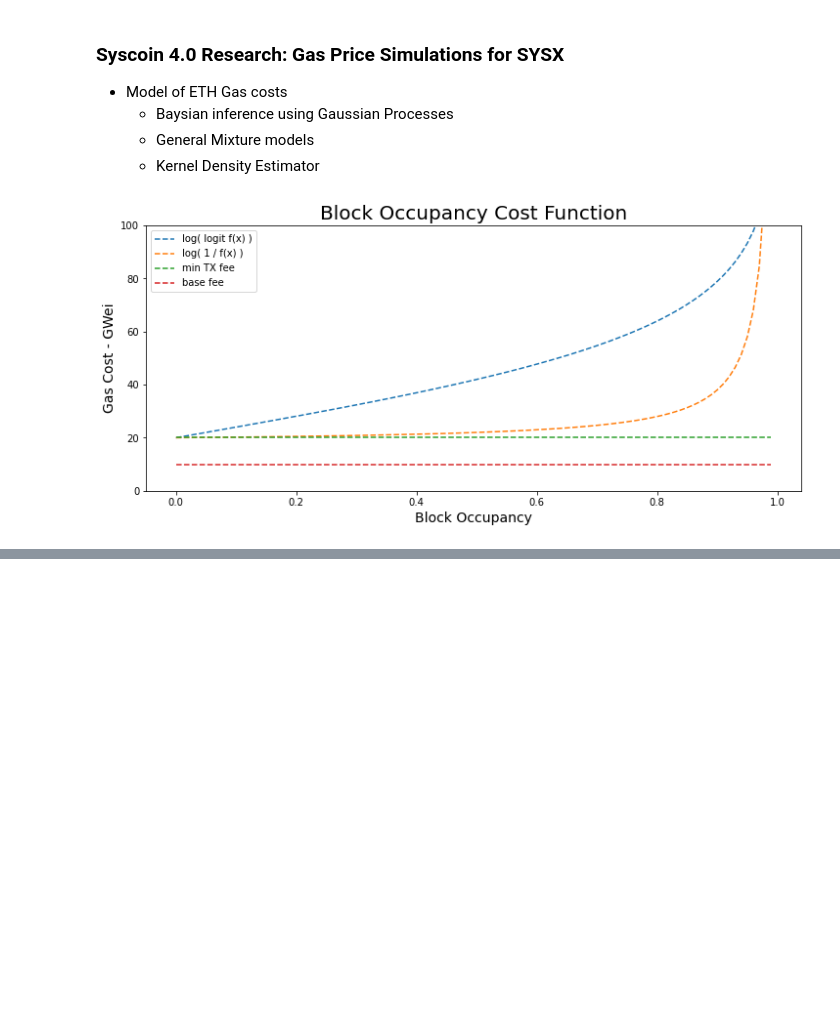
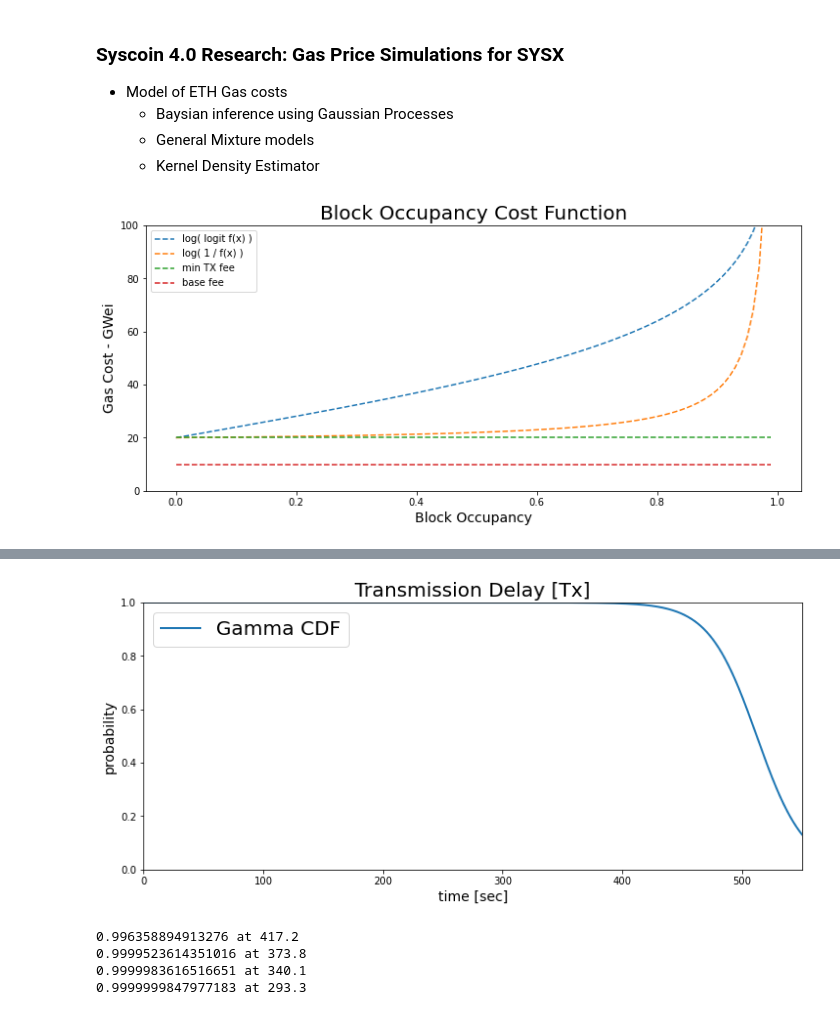
Before and after one commit to icmoore/syscoin-tex, a Jupyter notebook: notebooks/sys_4_sysx.ipynb, the cells around one changed output, grey strips where cells are left out. Saved outputs shown, nothing was run; the diff lists cells and outputs as text; code cells hidden in the pictures; blank space fills up the shorter version.

```diff
--- a/notebooks/sys_4_sysx.ipynb
+++ b/notebooks/sys_4_sysx.ipynb
@@ -228,0 +333,54 @@ Cost 0.01119 USD per 300,000 tx for L2 Validium @ 50th percentile
+# %%
+values_logit = np.linspace(0, 600, 10000)
+
+alpha = -0.05
+x0 = 434.4; y0 = 0.98
+
+values_logit_scale = scale_x(values_logit,alpha,x0 ,y0)
+logit_model = invlogit(values_logit_scale)
+
+
+fig = plt.figure(figsize=(12, 5))
+plt.plot(values_logit, logit_model, label="Gamma CDF", linewidth=2)
+plt.legend(fontsize=20)
+plt.xlabel("time [sec]", fontsize=14)
+plt.ylabel("probability", fontsize=14)
+plt.xlim(0,550)
+plt.ylim(0,1)
+plt.title("Transmission Delay [Tx]", fontsize=20)
+plt.show()
+
+alphas = np.linspace(-0.001, -0.1, 10000)
+
+c_hat = np.inf
+alpha_hat = np.nan
+x1 = 417.2; x2 = 373.8; x3 = 340.1; x4 = 293.3;
+
+for alpha in alphas:
+
+    x1_scale = scale_x(x1,alpha,x0,y0); y1 = invlogit(x1_scale)
+    x2_scale = scale_x(x2,alpha,x0,y0); y2 = invlogit(x2_scale)
+    x3_scale = scale_x(x3,alpha,x0,y0); y3 = invlogit(x3_scale)
+    x4_scale = scale_x(x4,alpha,x0,y0); y4 = invlogit(x4_scale)
+
+    c = abs(y4-0.999999) + abs(y3-0.9999) + abs(y2-0.999) + abs(y1-0.99)
+
+    if c < c_hat:
+        alpha_hat = alpha
+        c_hat = c
+
+x1_scale = scale_x(x1,alpha,x0,y0); y1 = invlogit(x1_scale)
+x2_scale = scale_x(x2,alpha,x0,y0); y2 = invlogit(x2_scale)
+x3_scale = scale_x(x3,alpha,x0,y0); y3 = invlogit(x3_scale)
+x4_scale = scale_x(x4,alpha,x0,y0); y4 = invlogit(x4_scale)
+
+print('{:} at {}'.format(y1,x1))
+print('{:} at {}'.format(y2,x2))
+print('{:} at {}'.format(y3,x3))
+print('{:} at {}'.format(y4,x4))
+# %% [output]
+[figure, added]
+0.996358894913276 at 417.2
+0.9999523614351016 at 373.8
+0.9999983616516651 at 340.1
+0.9999999847977183 at 293.3
```
Also changed, not shown: parts of 9 cells of this notebook, 12 other files.
